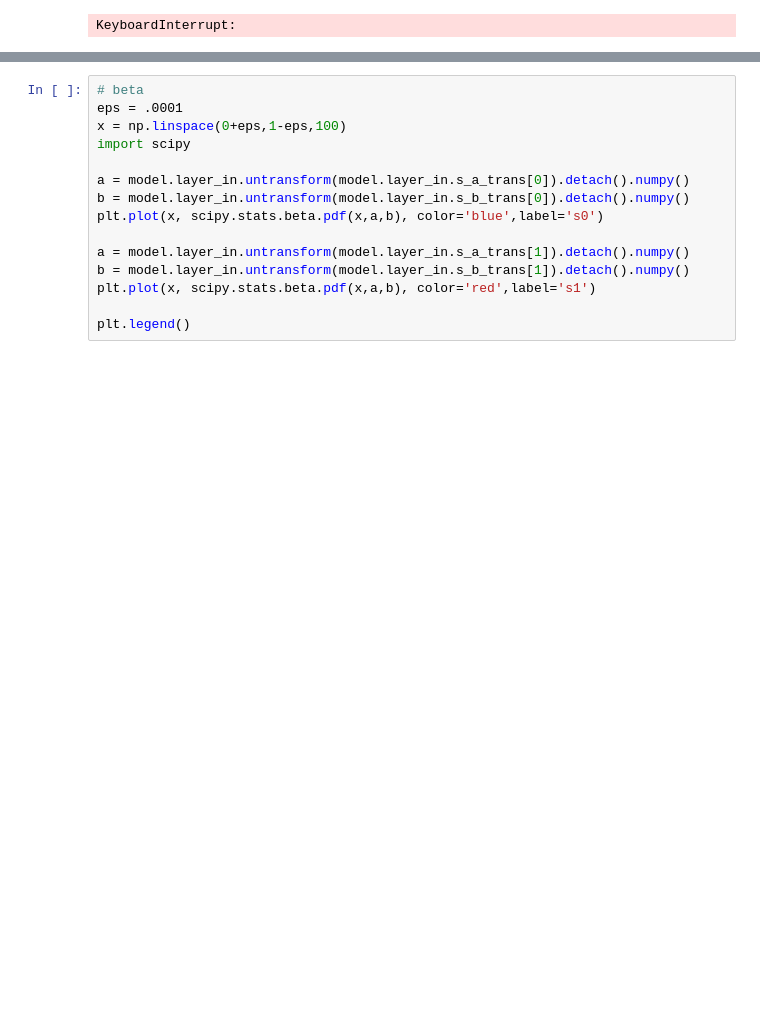
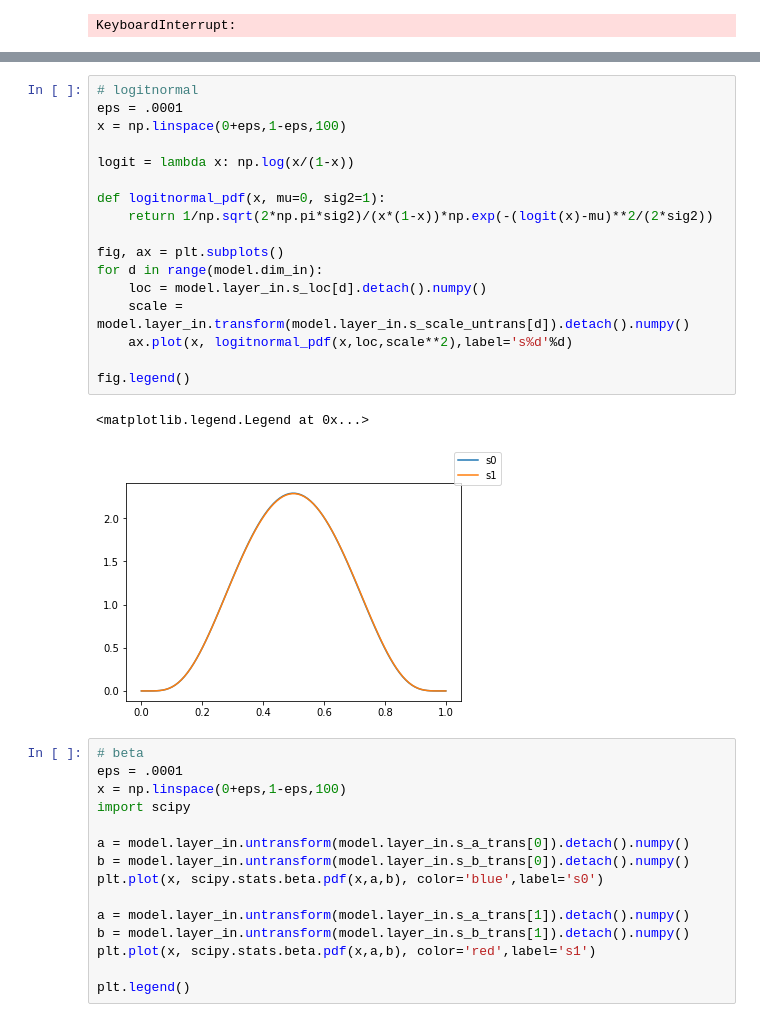
Before and after one commit to IrisTeng/VS-BNN, a Jupyter notebook: code/horseshoe/test_logitnormal.ipynb, the cells around one changed output, grey strips where cells are left out. Cells and saved outputs as stored; diff of their text form; blank space fills up the shorter version.

```diff
--- a/code/horseshoe/test_logitnormal.ipynb
+++ b/code/horseshoe/test_logitnormal.ipynb
@@ -464,3 +473,23 @@ plt.legend()
+# %%
+# logitnormal
+eps = .0001
+x = np.linspace(0+eps,1-eps,100)
+
+logit = lambda x: np.log(x/(1-x))
+
+def logitnormal_pdf(x, mu=0, sig2=1):
+    return 1/np.sqrt(2*np.pi*sig2)/(x*(1-x))*np.exp(-(logit(x)-mu)**2/(2*sig2))
+
+fig, ax = plt.subplots()
+for d in range(model.dim_in):
+    loc = model.layer_in.s_loc[d].detach().numpy()
+    scale = model.layer_in.transform(model.layer_in.s_scale_untrans[d]).detach().numpy()
+    ax.plot(x, logitnormal_pdf(x,loc,scale**2),label='s%d'%d)
+
+fig.legend()
+# %% [output]
+<matplotlib.legend.Legend at 0x...>
+[figure, added]
 # %%
 # beta
 eps = .0001
```
Also changed, not shown: parts of 4 cells of this notebook, 3 other files.
